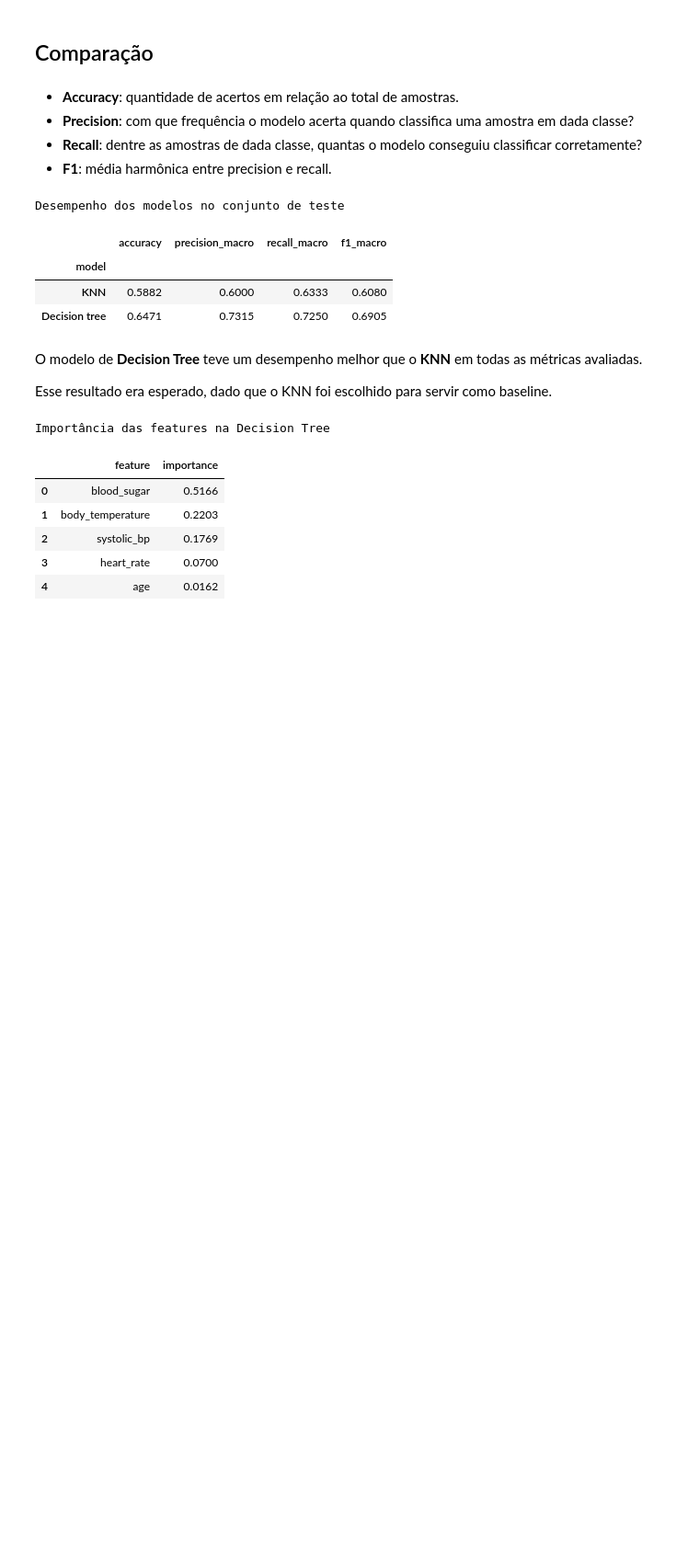
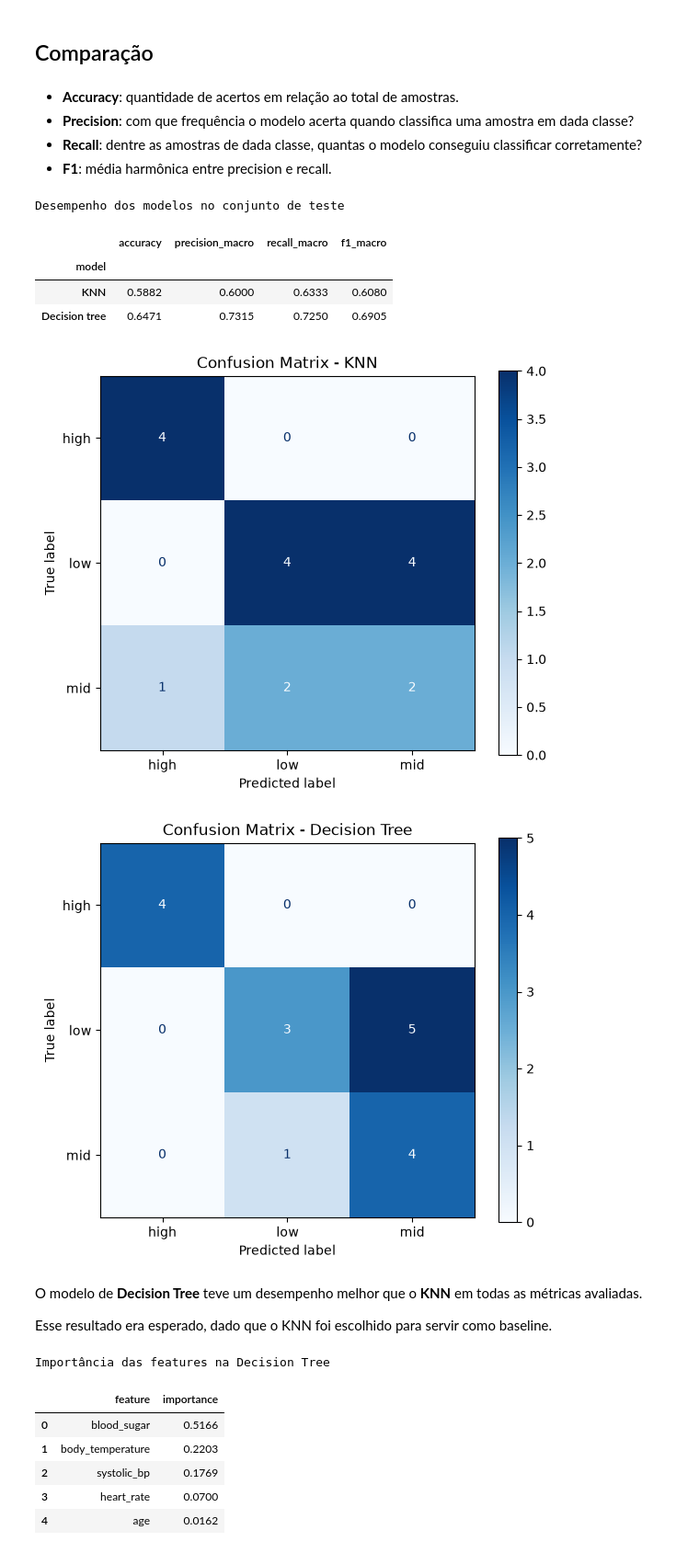
Before and after one commit to gabdumal/data_mining, a Jupyter notebook: assignment_5/main.ipynb, the cells around one changed output. Shown at 92% size. Drawn from its saved outputs; the diff is of its cells as text; code cells hidden in the pictures; blank space fills up the shorter version.

```diff
--- a/assignment_5/main.ipynb
+++ b/assignment_5/main.ipynb
@@ -348,18 +365,34 @@ Desempenho dos modelos no conjunto de teste
 # %%
 display(
     classification_metrics_comparison_table(
         {
             "KNN": knn_metrics,
             "Decision tree": decision_tree_metrics,
         }
     )
 )
+
+plot_confusion_matrix(
+    knn_best_model,
+    output_data_for_test,
+    knn_output_prediction,
+    "KNN",
+)
+
+plot_confusion_matrix(
+    decision_tree_best_model,
+    output_data_for_test,
+    decision_tree_predictions,
+    "Decision Tree",
+)
 # %% [output]
 Desempenho dos modelos no conjunto de teste
 |  | accuracy | precision_macro | recall_macro | f1_macro |
 | model |  |  |  |  |
 | KNN | 0.5882 | 0.6000 | 0.6333 | 0.6080 |
 | Decision tree | 0.6471 | 0.7315 | 0.7250 | 0.6905 |
+[figure, added]
+[figure, added]
 # %% [markdown]
 O modelo de **Decision Tree** teve um desempenho melhor que o **KNN** em todas as métricas avaliadas.
 
```
Also changed, not shown: parts of 3 cells of this notebook, 3 other files.
